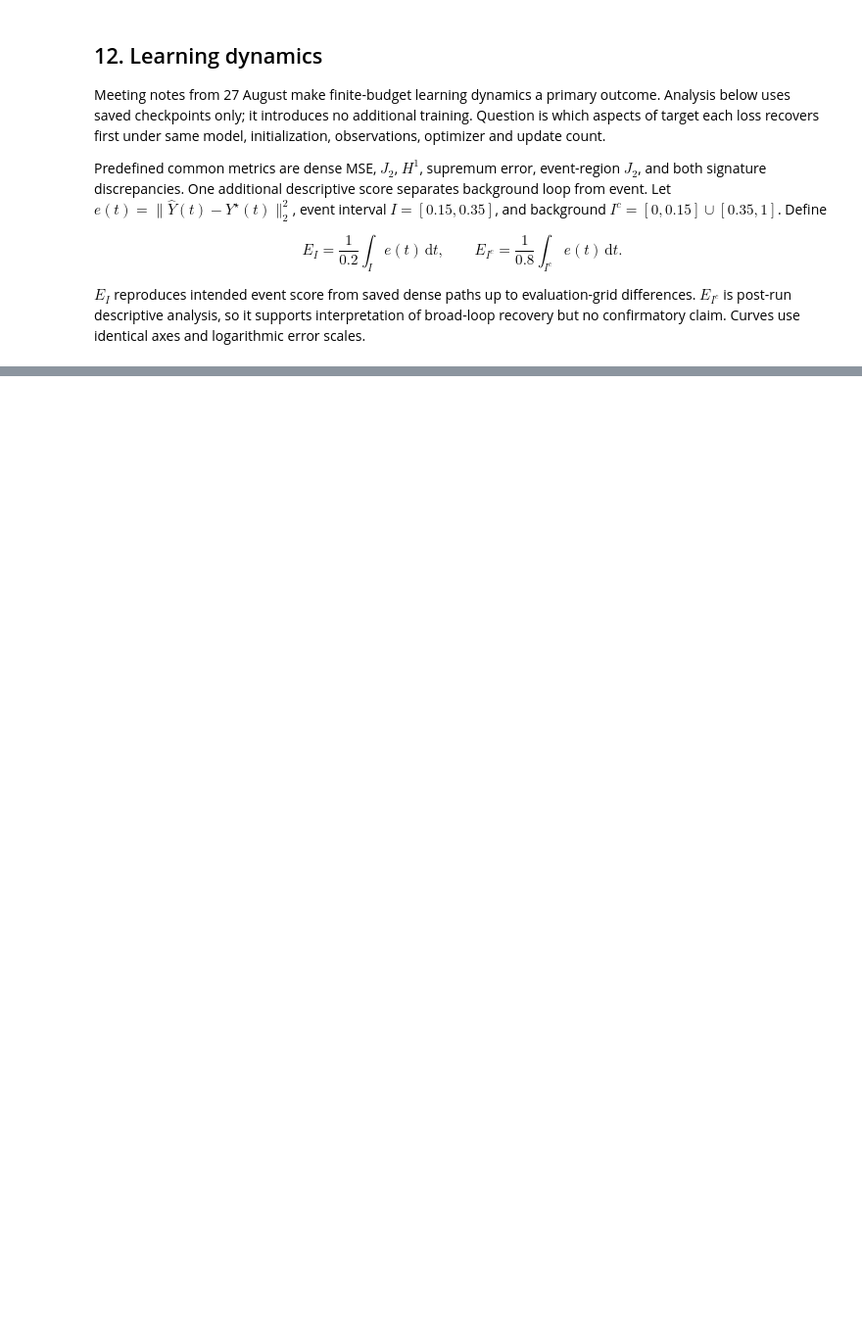
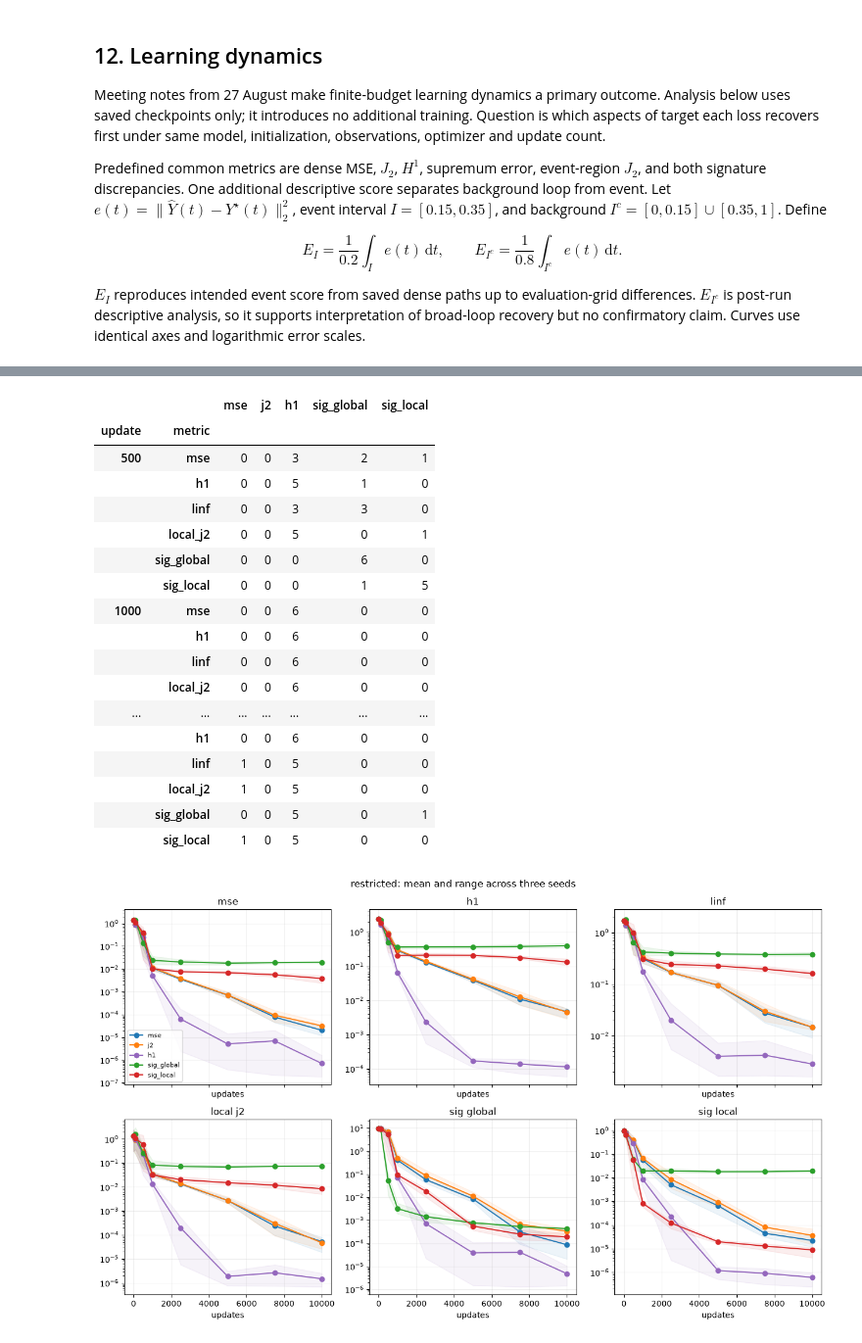
Before and after one commit to davinhpqiu/pathwise-loss, a Jupyter notebook: notebooks/05_neural_ode_path.ipynb, the cells around one changed output, grey strips where cells are left out. Shown at 98% size. Cells and saved outputs as stored; diff of their text form; code cells hidden in the pictures; blank space fills up the shorter version.

```diff
--- a/notebooks/05_neural_ode_path.ipynb
+++ b/notebooks/05_neural_ode_path.ipynb
@@ -1450,0 +1868,71 @@ else:
+# %%
+all_checkpoint_rows = []
+for _, run_row in uniform_metrics.iterrows():
+    checkpoints = json.loads((run_row['run_dir'] / 'checkpoints.json').read_text())
+    for checkpoint in checkpoints:
+        all_checkpoint_rows.append({
+            'capacity': run_row['capacity'], 'seed': run_row['seed'],
+            'loss': run_row['loss'],
+            'update': checkpoint['updates_completed'],
+            **checkpoint['metrics'],
+        })
+all_dynamics = pd.DataFrame(all_checkpoint_rows)
+all_loss_order = ['mse', 'j2', 'h1', 'sig_global', 'sig_local']
+all_colors = {
+    'mse': 'tab:blue', 'j2': 'tab:orange', 'h1': 'tab:purple',
+    'sig_global': 'tab:green', 'sig_local': 'tab:red',
+}
+for capacity in ['restricted', 'expressive']:
+    figure, axes = plt.subplots(2, 3, figsize=(13, 8), sharex=True)
+    subset = all_dynamics[all_dynamics['capacity'] == capacity]
+    for axis, metric in zip(axes.flat, [
+        'mse', 'h1', 'linf', 'local_j2', 'sig_global', 'sig_local',
+    ]):
+        for loss in all_loss_order:
+            grouped = subset[subset['loss'] == loss].groupby('update')[metric]
+            mean = grouped.mean().clip(lower=1e-14)
+            low = grouped.min().clip(lower=1e-14)
+            high = grouped.max().clip(lower=1e-14)
+            axis.plot(mean.index, mean, marker='o', color=all_colors[loss], label=loss)
+            axis.fill_between(mean.index, low, high, color=all_colors[loss], alpha=0.08)
+        axis.set_yscale('log')
+        axis.set_title(metric.replace('_', ' '))
+        axis.set_xlabel('updates')
+        axis.grid(alpha=0.2)
+    axes[0, 0].legend(fontsize=8)
+    figure.suptitle(f'{capacity}: mean and range across three seeds')
+    figure.tight_layout()
+
+winner_rows = []
+for update in [500, 1000, 2500, 5000, 10000]:
+    subset = all_dynamics[all_dynamics['update'] == update]
+    for metric in ['mse', 'h1', 'linf', 'local_j2', 'sig_global', 'sig_local']:
+        winners = subset.loc[
+            subset.groupby(['capacity', 'seed'])[metric].idxmin(), 'loss'
+        ].value_counts()
+        winner_rows.append({
+            'update': update, 'metric': metric,
+            **{loss: int(winners.get(loss, 0)) for loss in all_loss_order},
+        })
+winner_counts = pd.DataFrame(winner_rows)
+display(winner_counts.set_index(['update', 'metric']))
+# %% [output]
+|  |  | mse | j2 | h1 | sig_global | sig_local |
+| update | metric |  |  |  |  |  |
+| 500 | mse | 0 | 0 | 3 | 2 | 1 |
+|  | h1 | 0 | 0 | 5 | 1 | 0 |
+|  | linf | 0 | 0 | 3 | 3 | 0 |
+|  | local_j2 | 0 | 0 | 5 | 0 | 1 |
+|  | sig_global | 0 | 0 | 0 | 6 | 0 |
+|  | sig_local | 0 | 0 | 0 | 1 | 5 |
+| 1000 | mse | 0 | 0 | 6 | 0 | 0 |
+|  | h1 | 0 | 0 | 6 | 0 | 0 |
+|  | linf | 0 | 0 | 6 | 0 | 0 |
+|  | local_j2 | 0 | 0 | 6 | 0 | 0 |
+| ... | ... | ... | ... | ... | ... | ... |
+|  | h1 | 0 | 0 | 6 | 0 | 0 |
+|  | linf | 1 | 0 | 5 | 0 | 0 |
+|  | local_j2 | 1 | 0 | 5 | 0 | 0 |
+|  | sig_global | 0 | 0 | 5 | 0 | 1 |
+|  | sig_local | 1 | 0 | 5 | 0 | 0 |
+[figure, added]
```
Also changed, not shown: parts of 48 cells of this notebook, 36 other files.
